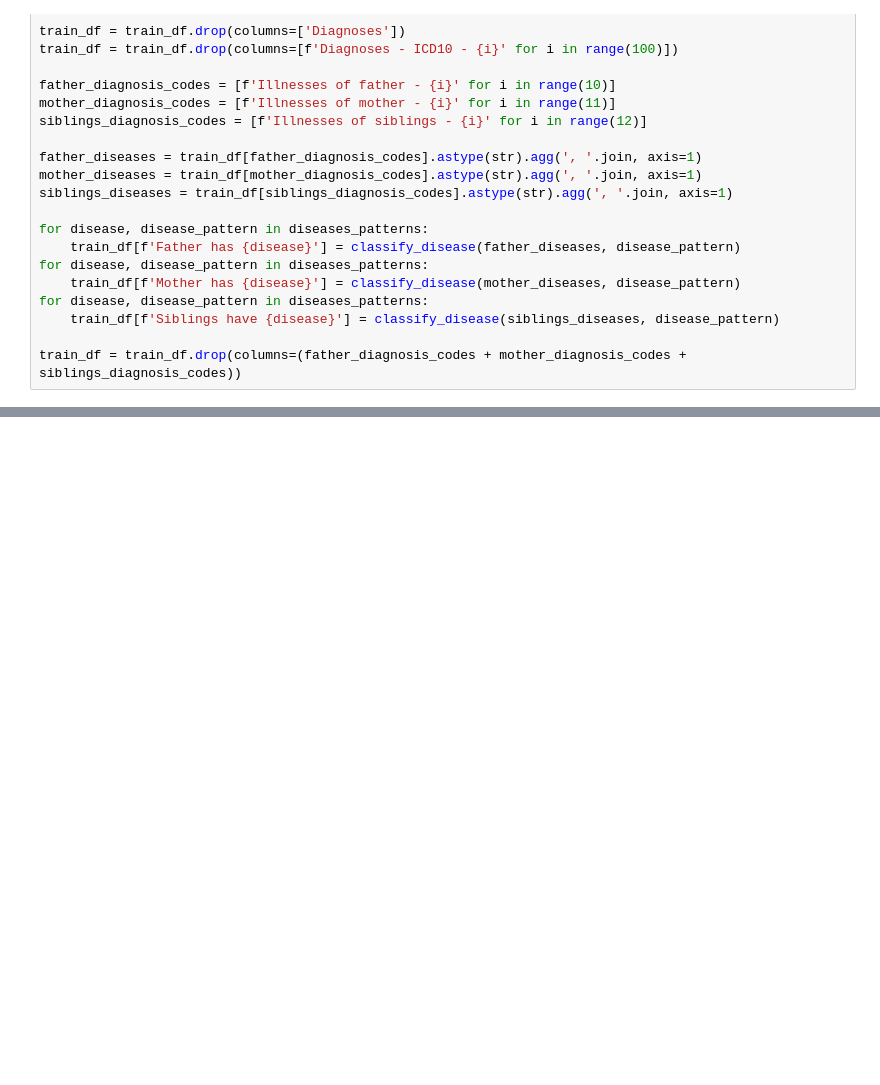
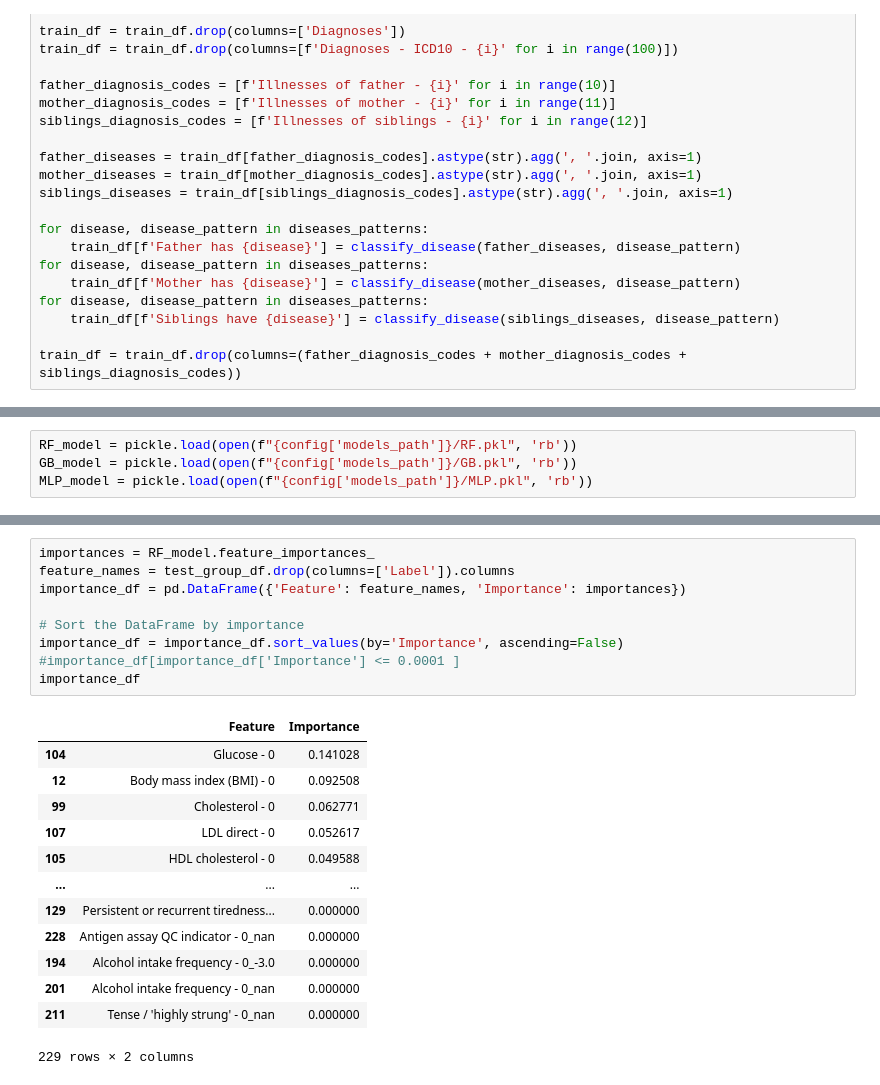
Before and after one commit to OfekShcherb/Finding-Differences-in-Diagnosis-of-Pancreatic-Cancer-and-Type-II-Diabetes-Mellitus, a Jupyter notebook: test.ipynb, the cells around one changed output, grey strips where cells are left out. Cells and saved outputs as stored; diff of their text form; blank space fills up the shorter version.

Commit message:
Run models with results

```diff
--- a/test.ipynb
+++ b/test.ipynb
@@ -181,0 +219,4 @@ train_df = train_df.drop(columns=(father_diagnosis_codes + mother_diagnosis_code
+# %%
+RF_model = pickle.load(open(f"{config['models_path']}/RF.pkl", 'rb'))
+GB_model = pickle.load(open(f"{config['models_path']}/GB.pkl", 'rb'))
+MLP_model = pickle.load(open(f"{config['models_path']}/MLP.pkl", 'rb'))
@@ -181,0 +292,23 @@ train_df = train_df.drop(columns=(father_diagnosis_codes + mother_diagnosis_code
+# %%
+importances = RF_model.feature_importances_
+feature_names = test_group_df.drop(columns=['Label']).columns
+importance_df = pd.DataFrame({'Feature': feature_names, 'Importance': importances})
+
+# Sort the DataFrame by importance
+importance_df = importance_df.sort_values(by='Importance', ascending=False)
+#importance_df[importance_df['Importance'] <= 0.0001 ]
+importance_df
+# %% [output]
+|  | Feature | Importance |
+| 104 | Glucose - 0 | 0.141028 |
+| 12 | Body mass index (BMI) - 0 | 0.092508 |
+| 99 | Cholesterol - 0 | 0.062771 |
+| 107 | LDL direct - 0 | 0.052617 |
+| 105 | HDL cholesterol - 0 | 0.049588 |
+| ... | ... | ... |
+| 129 | Persistent or recurrent tiredness... | 0.000000 |
+| 228 | Antigen assay QC indicator - 0_nan | 0.000000 |
+| 194 | Alcohol intake frequency - 0_-3.0 | 0.000000 |
+| 201 | Alcohol intake frequency - 0_nan | 0.000000 |
+| 211 | Tense / 'highly strung' - 0_nan | 0.000000 |
+229 rows × 2 columns
```
Also changed, not shown: parts of 37 cells of this notebook, 9 other files.
